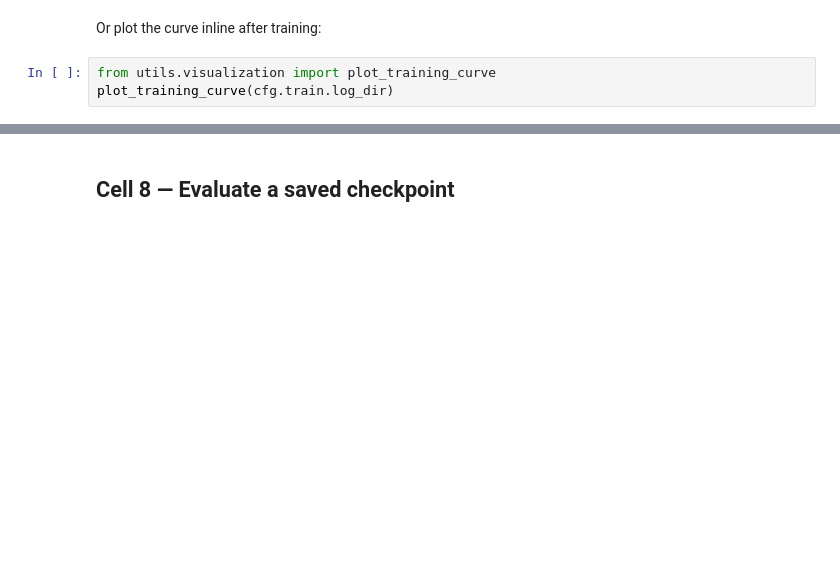
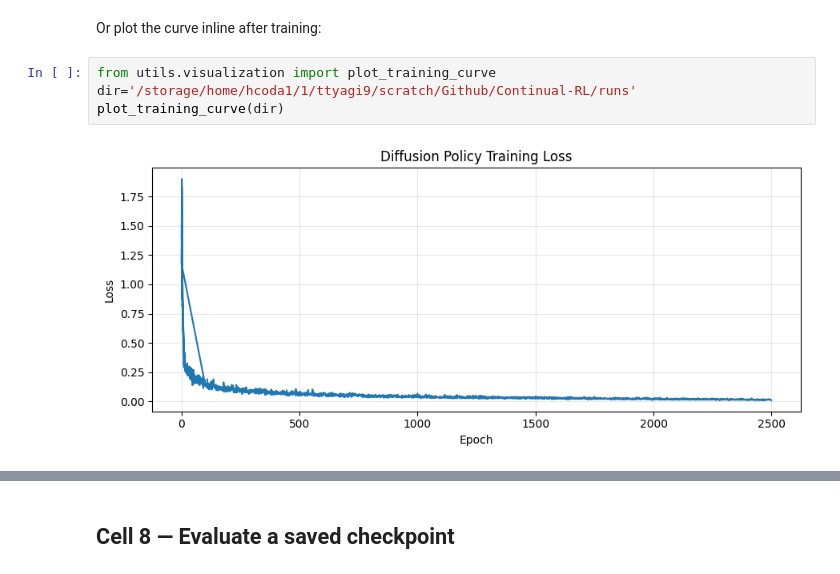
Before and after one commit to sdimri7/Continual-RL, a Jupyter notebook: run.ipynb, the cells around one changed output, grey strips where cells are left out. Cells and saved outputs as stored; diff of their text form; blank space fills up the shorter version.

```diff
--- a/run.ipynb
+++ b/run.ipynb
@@ -194,4 +223,7 @@ Open a separate tab and run this cell while training is running in Cell 6.
 Or plot the curve inline after training:
 # %%
 from utils.visualization import plot_training_curve
-plot_training_curve(cfg.train.log_dir)
+dir='/storage/home/hcoda1/1/ttyagi9/scratch/Github/Continual-RL/runs'
+plot_training_curve(dir)
+# %% [output]
+[figure, added]
```
Also changed, not shown: parts of 20 cells of this notebook, 4 other files.
